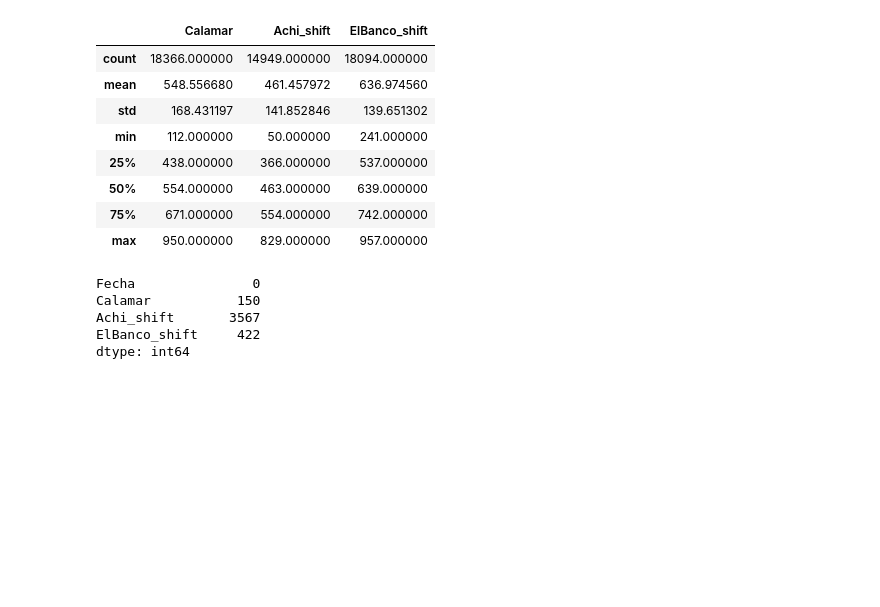
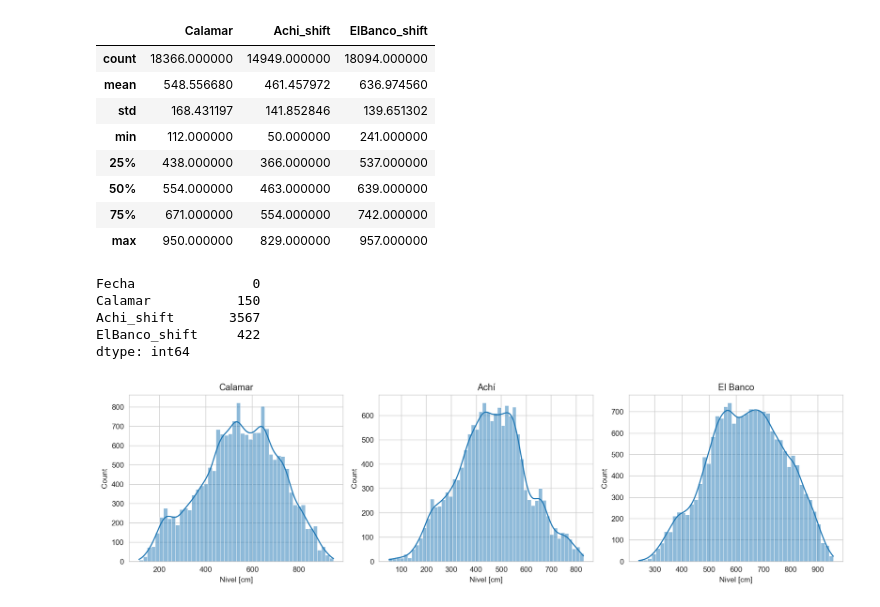
Before and after one commit to mcamargo697-cyber/jbook_ml202610, a Jupyter notebook: docs/3_Exploracion.ipynb, the cells around one changed output. Cells and saved outputs as stored; diff of their text form; code cells hidden in the pictures; blank space fills up the shorter version.

```diff
--- a/docs/3_Exploracion.ipynb
+++ b/docs/3_Exploracion.ipynb
@@ -83,3 +83,25 @@ Calamar           150
 Achi_shift       3567
 ElBanco_shift     422
 dtype: int64
+# %%
+# Histogramas de las series
+import seaborn as sns
+
+fig, axes = plt.subplots(1, 3, figsize=(14, 4), dpi=140)
+
+sns.histplot(df["Calamar"].dropna(), kde=True, ax=axes[0])
+axes[0].set_title("Calamar")
+
+sns.histplot(df["Achi_shift"].dropna(), kde=True, ax=axes[1])
+axes[1].set_title("Achí")
+
+sns.histplot(df["ElBanco_shift"].dropna(), kde=True, ax=axes[2])
+axes[2].set_title("El Banco")
+
+for ax in axes:
+    ax.set_xlabel("Nivel [cm]")
+
+plt.tight_layout()
+plt.show()
+# %% [output]
+[figure, added]
```
